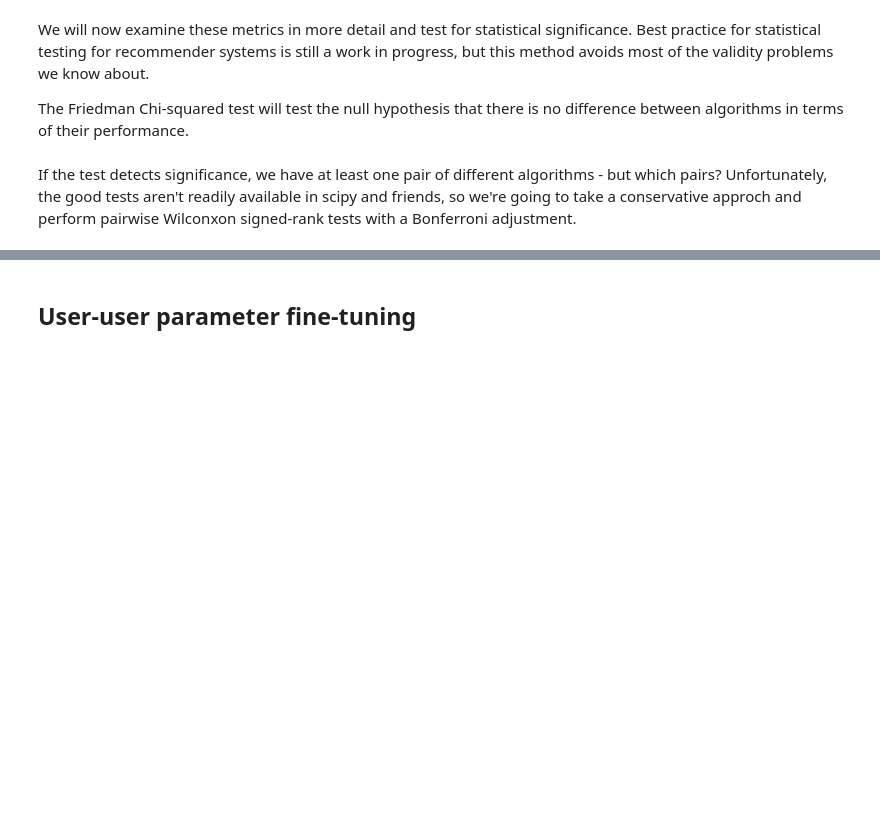
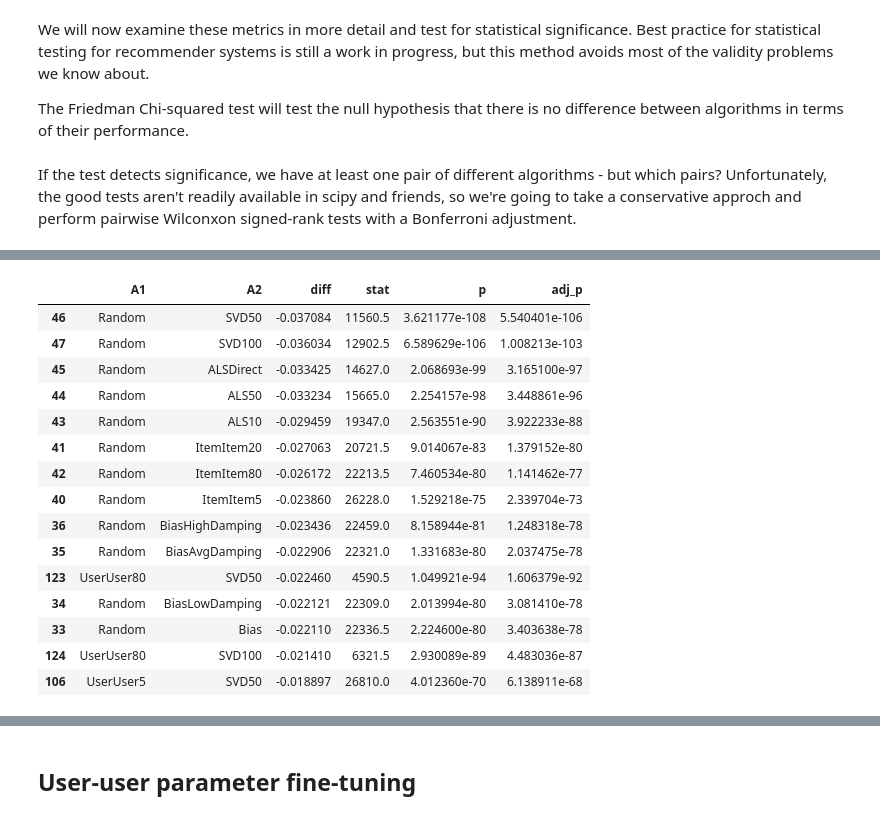
Before and after one commit to AntonyBazin/IS_labs, a Jupyter notebook: IS_lab3_lenskit/lenskit_lab.ipynb, the cells around one changed output, grey strips where cells are left out. Cells and saved outputs as stored; diff of their text form; code cells hidden in the pictures; blank space fills up the shorter version.

```diff
--- a/IS_lab3_lenskit/lenskit_lab.ipynb
+++ b/IS_lab3_lenskit/lenskit_lab.ipynb
@@ -432,3 +450,22 @@ am_wilcox('precision').sort_values('diff', ascending=False).head(15)
+# %%
+am_wilcox('precision').sort_values('diff', ascending=True).head(15)
+# %% [output]
+|  | A1 | A2 | diff | stat | p | adj_p |
+| 46 | Random | SVD50 | -0.037084 | 11560.5 | 3.621177e-108 | 5.540401e-106 |
+| 47 | Random | SVD100 | -0.036034 | 12902.5 | 6.589629e-106 | 1.008213e-103 |
+| 45 | Random | ALSDirect | -0.033425 | 14627.0 | 2.068693e-99 | 3.165100e-97 |
+| 44 | Random | ALS50 | -0.033234 | 15665.0 | 2.254157e-98 | 3.448861e-96 |
+| 43 | Random | ALS10 | -0.029459 | 19347.0 | 2.563551e-90 | 3.922233e-88 |
+| 41 | Random | ItemItem20 | -0.027063 | 20721.5 | 9.014067e-83 | 1.379152e-80 |
+| 42 | Random | ItemItem80 | -0.026172 | 22213.5 | 7.460534e-80 | 1.141462e-77 |
+| 40 | Random | ItemItem5 | -0.023860 | 26228.0 | 1.529218e-75 | 2.339704e-73 |
+| 36 | Random | BiasHighDamping | -0.023436 | 22459.0 | 8.158944e-81 | 1.248318e-78 |
+| 35 | Random | BiasAvgDamping | -0.022906 | 22321.0 | 1.331683e-80 | 2.037475e-78 |
+| 123 | UserUser80 | SVD50 | -0.022460 | 4590.5 | 1.049921e-94 | 1.606379e-92 |
+| 34 | Random | BiasLowDamping | -0.022121 | 22309.0 | 2.013994e-80 | 3.081410e-78 |
+| 33 | Random | Bias | -0.022110 | 22336.5 | 2.224600e-80 | 3.403638e-78 |
+| 124 | UserUser80 | SVD100 | -0.021410 | 6321.5 | 2.930089e-89 | 4.483036e-87 |
+| 106 | UserUser5 | SVD50 | -0.018897 | 26810.0 | 4.012360e-70 | 6.138911e-68 |
 # %%
 metric_friedman('ndcg')
 # %% [output]
```
Also changed, not shown: parts of 26 cells of this notebook.
